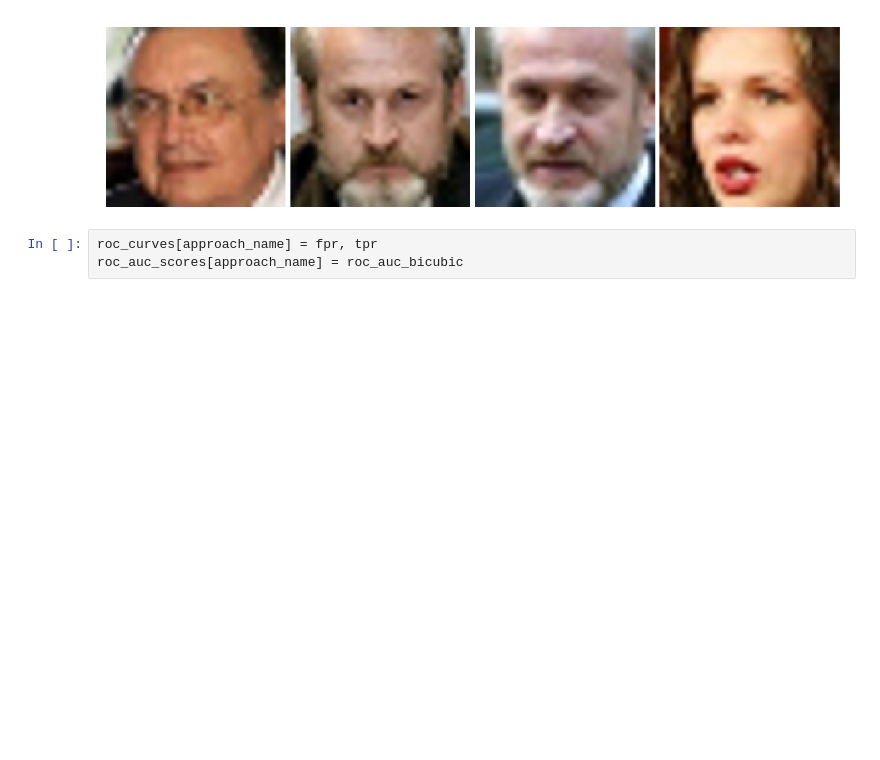
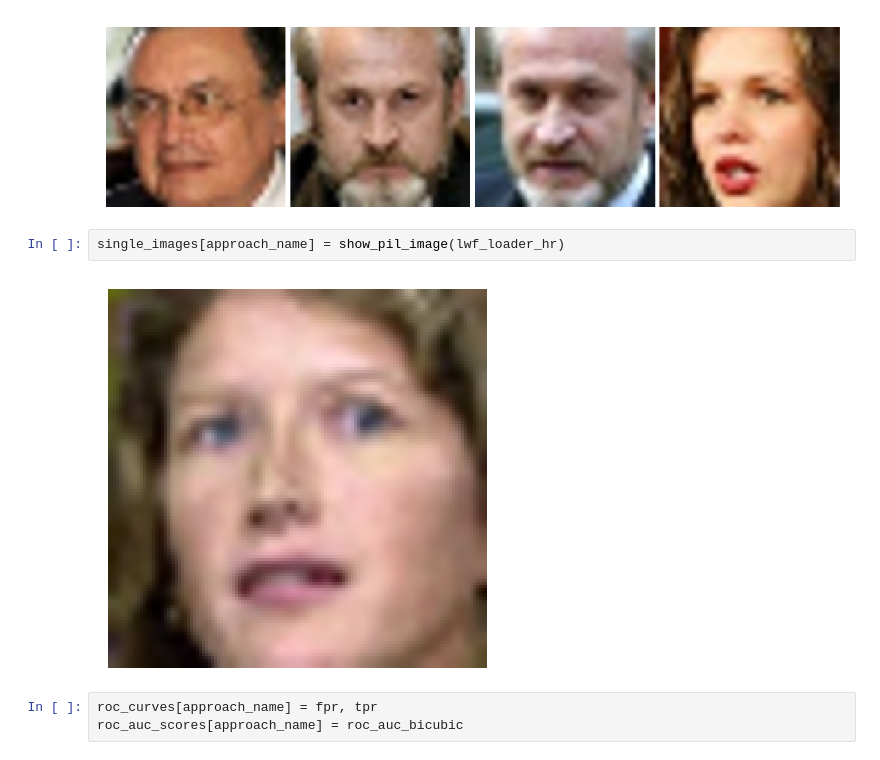
Before and after one commit to Alpus/face_super_resolution, a Jupyter notebook: recognition_test.ipynb, the cells around one changed output. Cells and saved outputs as stored; diff of their text form; blank space fills up the shorter version.

```diff
--- a/recognition_test.ipynb
+++ b/recognition_test.ipynb
@@ -296,6 +316,10 @@ roc_auc_bicubic
 images[approach_name] = show_pil_batch(lwf_loader_hr)
 # %% [output]
 [figure]
+# %%
+single_images[approach_name] = show_pil_image(lwf_loader_hr)
+# %% [output]
+[figure, added]
 # %%
 roc_curves[approach_name] = fpr, tpr
 roc_auc_scores[approach_name] = roc_auc_bicubic
```
Also changed, not shown: parts of 12 cells of this notebook.
